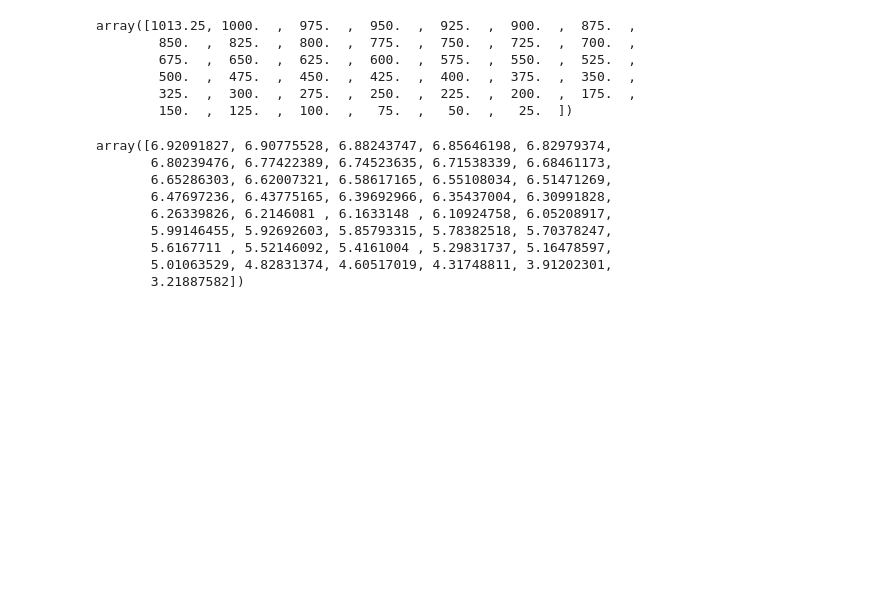
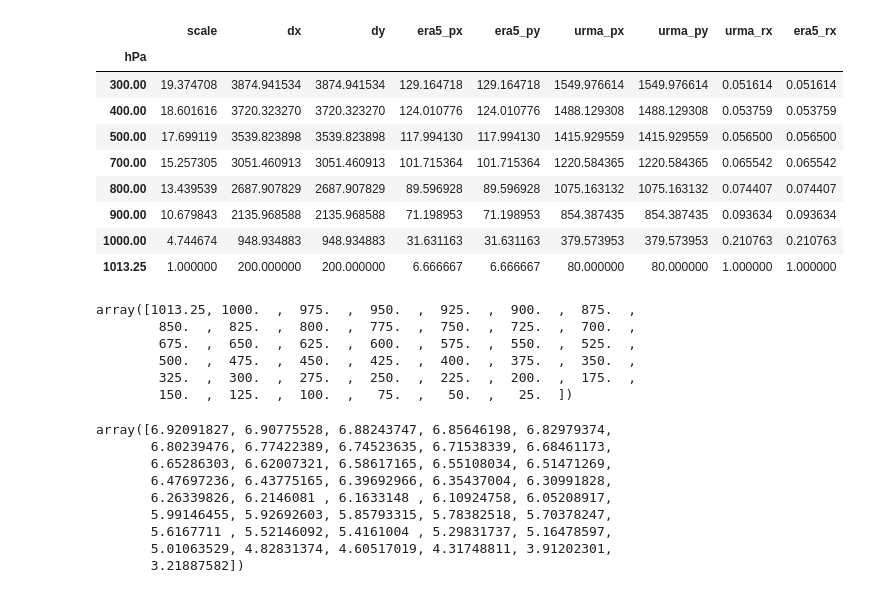
Before and after one commit to leaver2000/mesoformer, a Jupyter notebook: notebooks/2. meso-scaling.ipynb, the cells around one changed output. Cells and saved outputs as stored; diff of their text form; code cells hidden in the pictures; blank space fills up the shorter version.

```diff
--- a/notebooks/2. meso-scaling.ipynb
+++ b/notebooks/2. meso-scaling.ipynb
@@ -6,3 +11,22 @@ sys.path.append("../")
+# %%
+from src.mesoformer.datasets.core import Mesoscale, arange_troposphere, P0
+
+ms = Mesoscale(200, 200, pressure=[P0, 1000, 900, 800, 700, 500, 400, 300], rate=20)
+df = ms.to_pandas()
+df["urma_rx"] = (200 / 2.5) / df.urma_py
+df["era5_rx"] = (200 / 30) / df.era5_py
+df
+# %% [output]
+|  | scale | dx | dy | era5_px | era5_py | urma_px | urma_py | urma_rx | era5_rx |
+| hPa |  |  |  |  |  |  |  |  |  |
+| 300.00 | 19.374708 | 3874.941534 | 3874.941534 | 129.164718 | 129.164718 | 1549.976614 | 1549.976614 | 0.051614 | 0.051614 |
+| 400.00 | 18.601616 | 3720.323270 | 3720.323270 | 124.010776 | 124.010776 | 1488.129308 | 1488.129308 | 0.053759 | 0.053759 |
+| 500.00 | 17.699119 | 3539.823898 | 3539.823898 | 117.994130 | 117.994130 | 1415.929559 | 1415.929559 | 0.056500 | 0.056500 |
+| 700.00 | 15.257305 | 3051.460913 | 3051.460913 | 101.715364 | 101.715364 | 1220.584365 | 1220.584365 | 0.065542 | 0.065542 |
+| 800.00 | 13.439539 | 2687.907829 | 2687.907829 | 89.596928 | 89.596928 | 1075.163132 | 1075.163132 | 0.074407 | 0.074407 |
+| 900.00 | 10.679843 | 2135.968588 | 2135.968588 | 71.198953 | 71.198953 | 854.387435 | 854.387435 | 0.093634 | 0.093634 |
+| 1000.00 | 4.744674 | 948.934883 | 948.934883 | 31.631163 | 31.631163 | 379.573953 | 379.573953 | 0.210763 | 0.210763 |
+| 1013.25 | 1.000000 | 200.000000 | 200.000000 | 6.666667 | 6.666667 | 80.000000 | 80.000000 | 1.000000 | 1.000000 |
 # %%
 import pandas as pd
 import numpy as np
```
Also changed, not shown: parts of 1 cell of this notebook, 2 other files.
